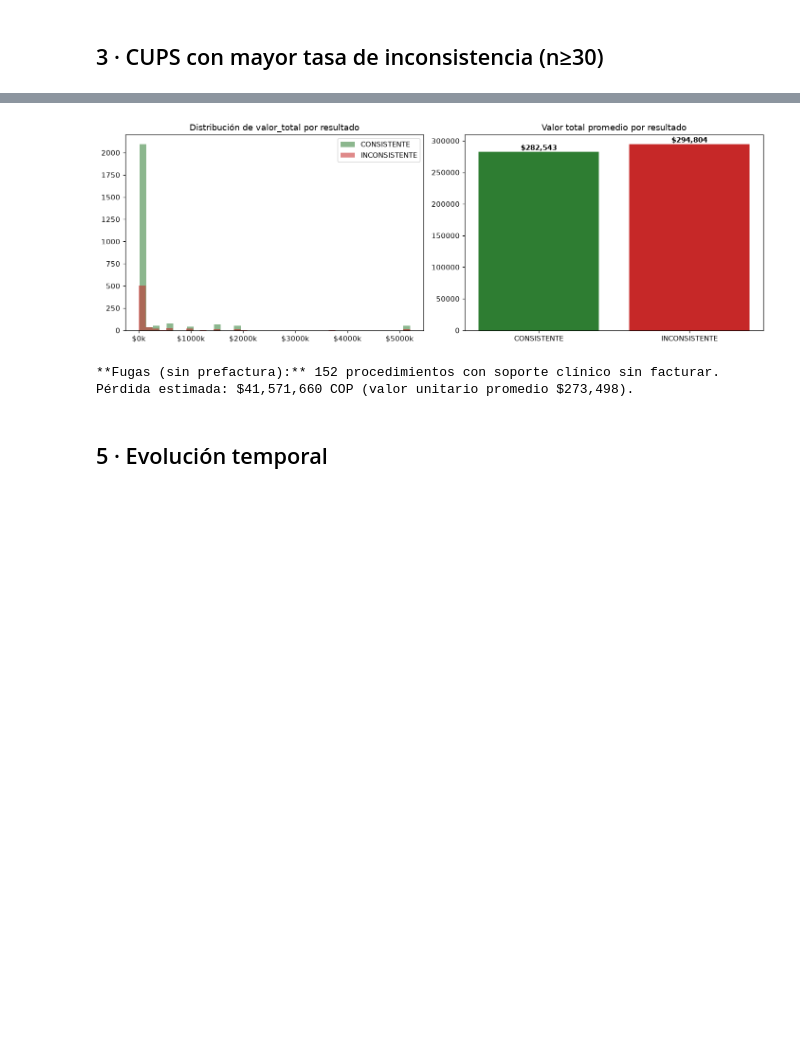
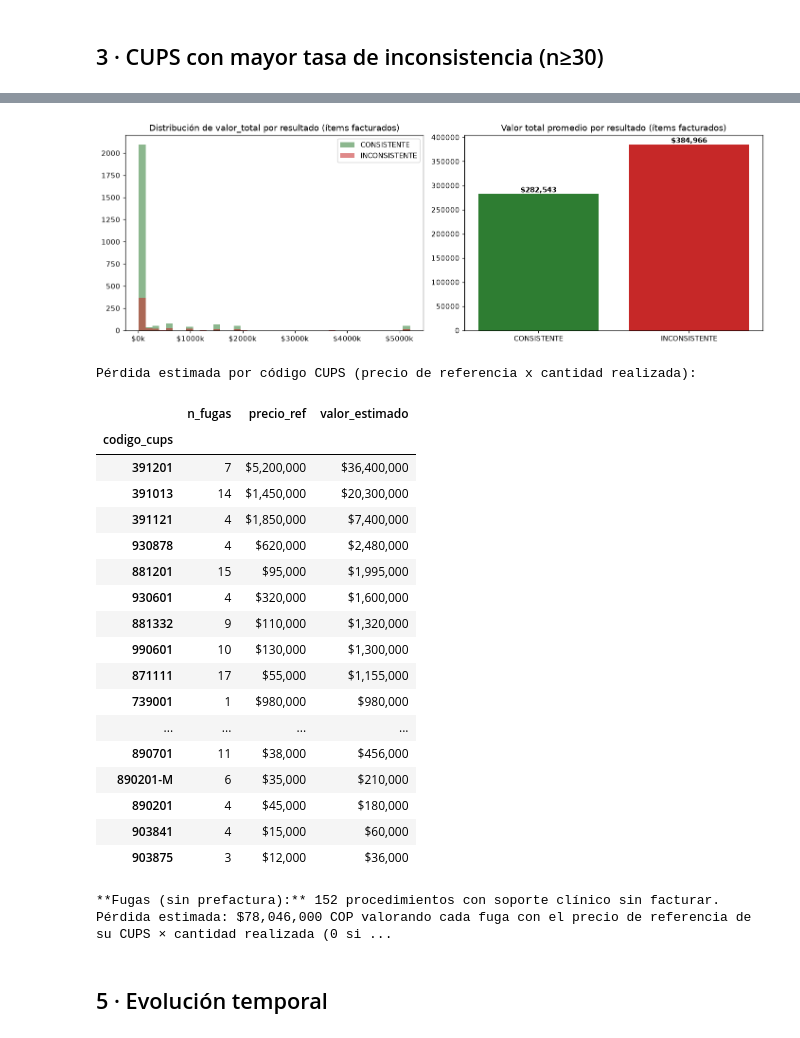
Before and after one commit to jaoliverosm/Capstone-, a Jupyter notebook: notebooks/04_eda.ipynb, the cells around one changed output, grey strips where cells are left out. Drawn from its saved outputs; the diff is of its cells as text; code cells hidden in the pictures; blank space fills up the shorter version.

```diff
--- a/notebooks/04_eda.ipynb
+++ b/notebooks/04_eda.ipynb
@@ -178,29 +187,73 @@ este CSV con `id_prefactura` nula, que se materializa internamente como
 # %%
 fig, axes = plt.subplots(1, 2, figsize=(13, 4.5))
-con_valor = m.dropna(subset=["valor_total"])
+con_valor = m[m["valor_total"] > 0]  # solo ítems realmente facturados (excluye ceros imputados)
 for res, color in [("CONSISTENTE", VERDE), ("INCONSISTENTE", ROJO)]:
     axes[0].hist(con_valor.loc[con_valor["resultado"] == res, "valor_total"],
                  bins=40, alpha=0.55, label=res, color=color)
 axes[0].legend()
-axes[0].set_title("Distribución de valor_total por resultado")
+axes[0].set_title("Distribución de valor_total por resultado (ítems facturados)")
 axes[0].xaxis.set_major_formatter(mticker.FuncFormatter(lambda x, p: f"${x/1000:.0f}k"))
 med = con_valor.groupby("resultado")["valor_total"].mean()
 axes[1].bar(med.index, med.values, color=[VERDE, ROJO])
 for i, v in enumerate(med.values):
     axes[1].text(i, v, f"${v:,.0f}", ha="center", va="bottom", fontweight="bold")
-axes[1].set_title("Valor total promedio por resultado")
+axes[1].set_title("Valor total promedio por resultado (ítems facturados)")
 guardar(fig, "07_valores.png")
 
+# --- Pérdida por fugas: precio de referencia del CUPS de cada fuga x cantidad realizada ---
 fugas = m[m["tiene_prefactura"] == 0]
-valor_prom = con_valor["valor_unitario"].mean()
-perdida = len(fugas) * valor_prom
+facturados = m[m["valor_unitario"] > 0]
+precio_ref_cups = facturados.groupby("codigo_cups_facturado")["valor_unitario"].mean()
+valor_prom = facturados["valor_unitario"].mean()  # promedio de ítems facturados (sin ceros imputados)
+
+fugas_precio = fugas["codigo_cups"].map(precio_ref_cups)
+sin_ref = int(fugas_precio.isna().sum())
+fugas_precio = fugas_precio.fillna(valor_prom)
+fugas_cantidad = fugas["cantidad_realizada"].clip(lower=1)
+perdida = float((fugas_precio * fugas_cantidad).sum())
+perdida_promedio_simple = len(fugas) * valor_prom
+
+detalle_fugas = (fugas.assign(precio_ref=fugas_precio, cantidad=fugas_cantidad,
+                              valor_estimado=fugas_precio * fugas_cantidad)
+                 .groupby("codigo_cups")
+                 .agg(n_fugas=("id_cruce", "count"), precio_ref=("precio_ref", "first"),
+                      valor_estimado=("valor_estimado", "sum"))
+                 .sort_values("valor_estimado", ascending=False))
+print("Pérdida estimada por código CUPS (precio de referencia x cantidad realizada):")
+vista_fugas = detalle_fugas.copy()
+for c in ("precio_ref", "valor_estimado"):
+    vista_fugas[c] = vista_fugas[c].map("${:,.0f}".format)
+display(vista_fugas)
+
 hallazgos.append(
     f"**Fugas (sin prefactura):** {len(fugas)} procedimientos con soporte clínico sin facturar. "
-    f"Pérdida estimada: ${perdida:,.0f} COP (valor unitario promedio ${valor_prom:,.0f}).")
+    f"Pérdida estimada: ${perdida:,.0f} COP valorando cada fuga con el precio de referencia de su "
+    f"CUPS × cantidad realizada ({sin_ref} sin precio de referencia, valoradas al promedio). "
+    f"Estimación conservadora con promedio simple de ítems facturados (${valor_prom:,.0f}): "
+    f"${perdida_promedio_simple:,.0f}.")
 print(hallazgos[-1])
 # %% [output]
-[figure, old version]
+[figure, new version]
-**Fugas (sin prefactura):** 152 procedimientos con soporte clínico sin facturar. Pérdida estimada: $41,571,660 COP (valor unitario promedio $273,498).
+Pérdida estimada por código CUPS (precio de referencia x cantidad realizada):
+|  | n_fugas | precio_ref | valor_estimado |
+| codigo_cups |  |  |  |
+| 391201 | 7 | $5,200,000 | $36,400,000 |
+| 391013 | 14 | $1,450,000 | $20,300,000 |
+| 391121 | 4 | $1,850,000 | $7,400,000 |
+| 930878 | 4 | $620,000 | $2,480,000 |
+| 881201 | 15 | $95,000 | $1,995,000 |
+| 930601 | 4 | $320,000 | $1,600,000 |
+| 881332 | 9 | $110,000 | $1,320,000 |
+| 990601 | 10 | $130,000 | $1,300,000 |
+| 871111 | 17 | $55,000 | $1,155,000 |
+| 739001 | 1 | $980,000 | $980,000 |
+| ... | ... | ... | ... |
+| 890701 | 11 | $38,000 | $456,000 |
+| 890201-M | 6 | $35,000 | $210,000 |
+| 890201 | 4 | $45,000 | $180,000 |
+| 903841 | 4 | $15,000 | $60,000 |
+| 903875 | 3 | $12,000 | $36,000 |
+**Fugas (sin prefactura):** 152 procedimientos con soporte clínico sin facturar. Pérdida estimada: $78,046,000 COP valorando cada fuga con el precio de referencia de su CUPS × cantidad realizada (0 si ...
 # %% [markdown]
 ## 5 · Evolución temporal
 # %%
```
Also changed, not shown: parts of 5 cells of this notebook, 25 other files.
